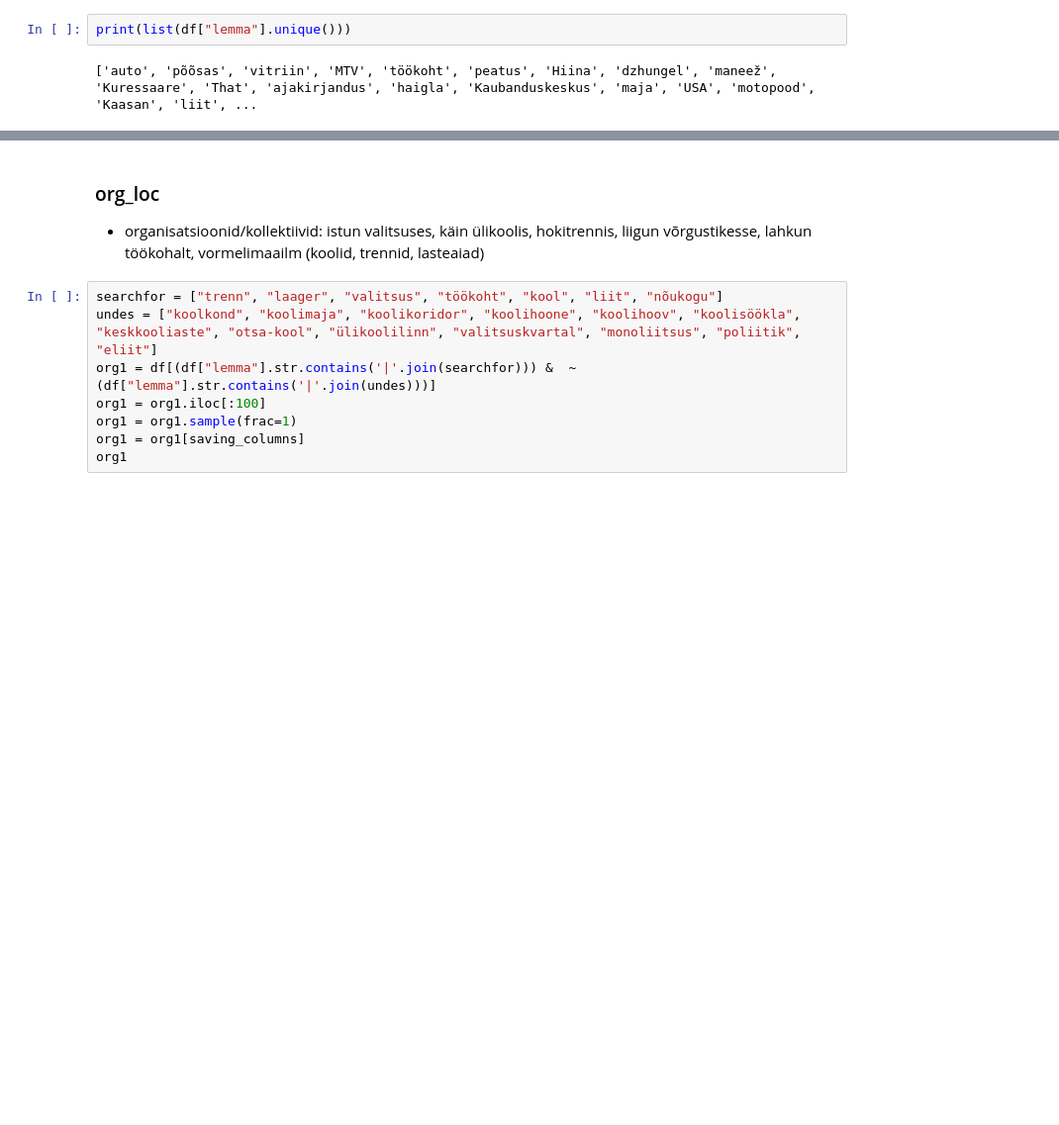
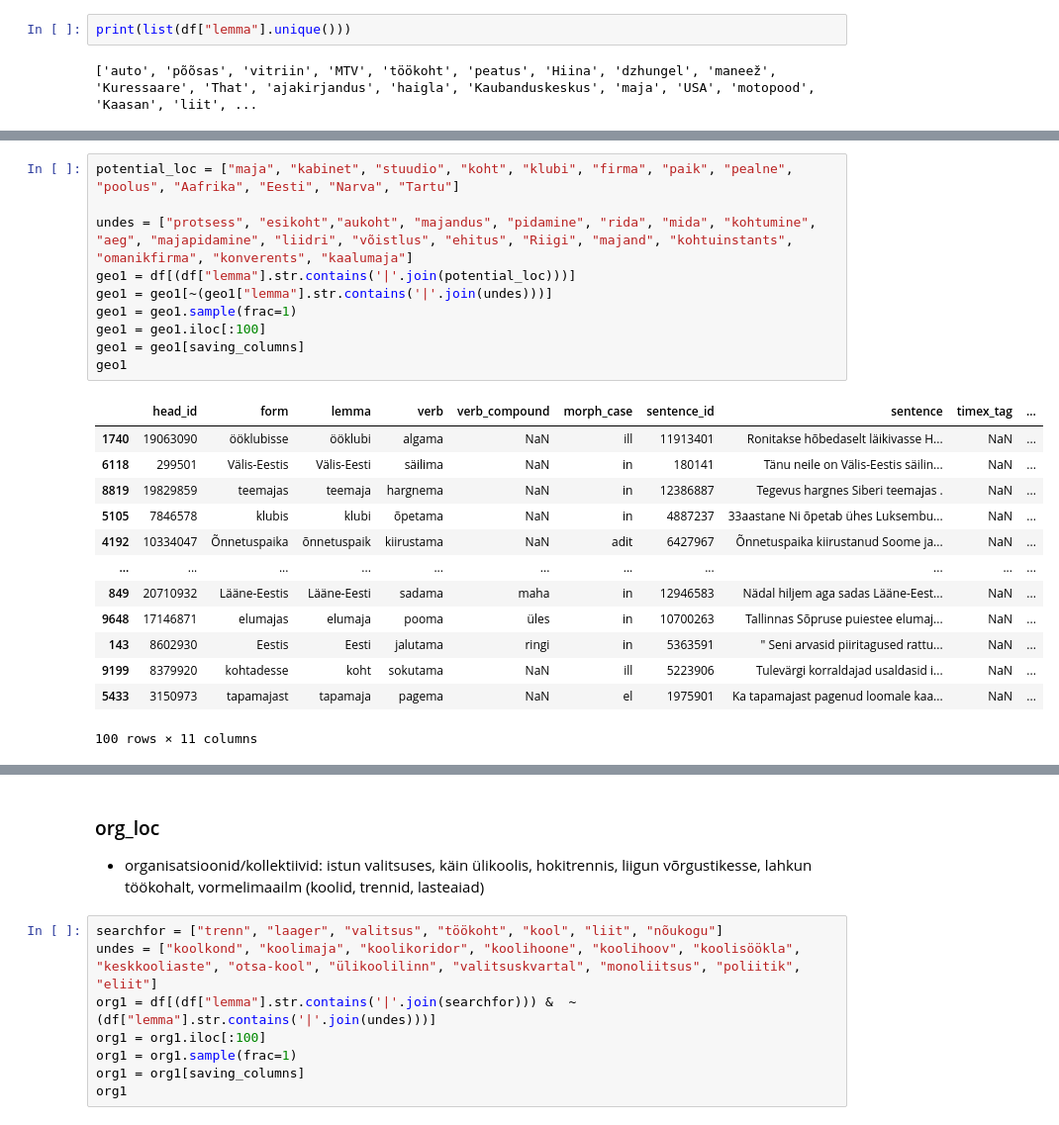
Before and after one commit to estnltk/syntax_experiments, a Jupyter notebook: physical_location_labelling/physical_location_by_context/v04_verb-case_pattern/code/subset_analysis/annotation_guideline/n80_10k_make_testsets.ipynb, the cells around one changed output, grey strips where cells are left out. Shown at 99% size. Drawn from its saved outputs; the diff is of its cells as text; blank space fills up the shorter version.

```diff
--- a/physical_location_labelling/physical_location_by_context/v04_verb-case_pattern/code/subset_analysis/annotation_guideline/n80_10k_make_testsets.ipynb
+++ b/physical_location_labelling/physical_location_by_context/v04_verb-case_pattern/code/subset_analysis/annotation_guideline/n80_10k_make_testsets.ipynb
@@ -81,0 +159,24 @@ obj1.to_csv("object_loc/object_loc_testset100.csv", sep="|", encoding="utf-8", i
+# %%
+potential_loc = ["maja", "kabinet", "stuudio", "koht", "klubi", "firma", "paik", "pealne", "poolus", "Aafrika", "Eesti", "Narva", "Tartu"]
+
+undes = ["protsess", "esikoht","aukoht", "majandus", "pidamine", "rida", "mida", "kohtumine", "aeg", "majapidamine", "liidri", "võistlus", "ehitus", "Riigi", "majand", "kohtuinstants", "omanikfirma", "konverents", "kaalumaja"]
+geo1 = df[(df["lemma"].str.contains('|'.join(potential_loc)))]
+geo1 = geo1[~(geo1["lemma"].str.contains('|'.join(undes)))]
+geo1 = geo1.sample(frac=1)
+geo1 = geo1.iloc[:100]
+geo1 = geo1[saving_columns]
+geo1
+# %% [output]
+|  | head_id | form | lemma | verb | verb_compound | morph_case | sentence_id | sentence | timex_tag | ... |
+| 1740 | 19063090 | ööklubisse | ööklubi | algama | NaN | ill | 11913401 | Ronitakse hõbedaselt läikivasse H... | NaN | ... |
+| 6118 | 299501 | Välis-Eestis | Välis-Eesti | säilima | NaN | in | 180141 | Tänu neile on Välis-Eestis säilin... | NaN | ... |
+| 8819 | 19829859 | teemajas | teemaja | hargnema | NaN | in | 12386887 | Tegevus hargnes Siberi teemajas . | NaN | ... |
+| 5105 | 7846578 | klubis | klubi | õpetama | NaN | in | 4887237 | 33aastane Ni õpetab ühes Luksembu... | NaN | ... |
+| 4192 | 10334047 | Õnnetuspaika | õnnetuspaik | kiirustama | NaN | adit | 6427967 | Õnnetuspaika kiirustanud Soome ja... | NaN | ... |
+| ... | ... | ... | ... | ... | ... | ... | ... | ... | ... | ... |
+| 849 | 20710932 | Lääne-Eestis | Lääne-Eesti | sadama | maha | in | 12946583 | Nädal hiljem aga sadas Lääne-Eest... | NaN | ... |
+| 9648 | 17146871 | elumajas | elumaja | pooma | üles | in | 10700263 | Tallinnas Sõpruse puiestee elumaj... | NaN | ... |
+| 143 | 8602930 | Eestis | Eesti | jalutama | ringi | in | 5363591 | " Seni arvasid piiritagused rattu... | NaN | ... |
+| 9199 | 8379920 | kohtadesse | koht | sokutama | NaN | ill | 5223906 | Tulevärgi korraldajad usaldasid i... | NaN | ... |
+| 5433 | 3150973 | tapamajast | tapamaja | pagema | NaN | el | 1975901 | Ka tapamajast pagenud loomale kaa... | NaN | ... |
+100 rows × 11 columns
```
Also changed, not shown: parts of 44 cells of this notebook, 4 other files.
